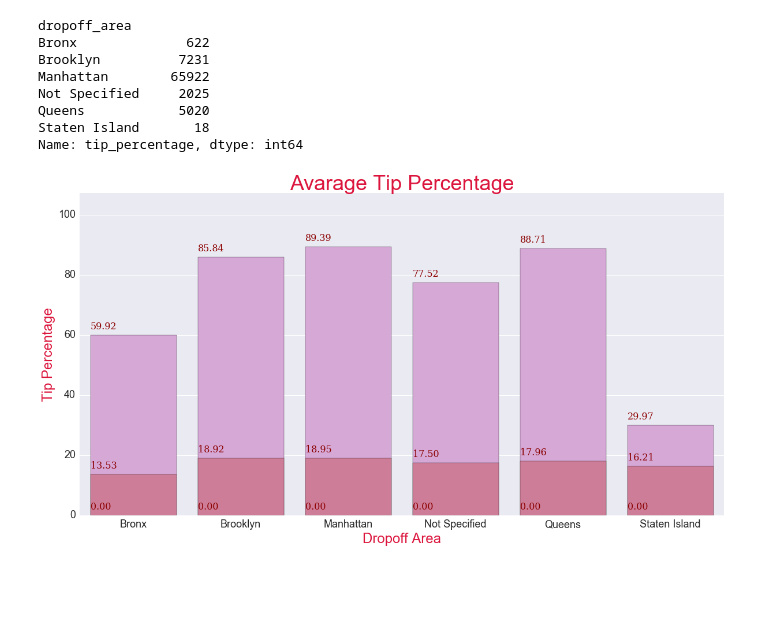
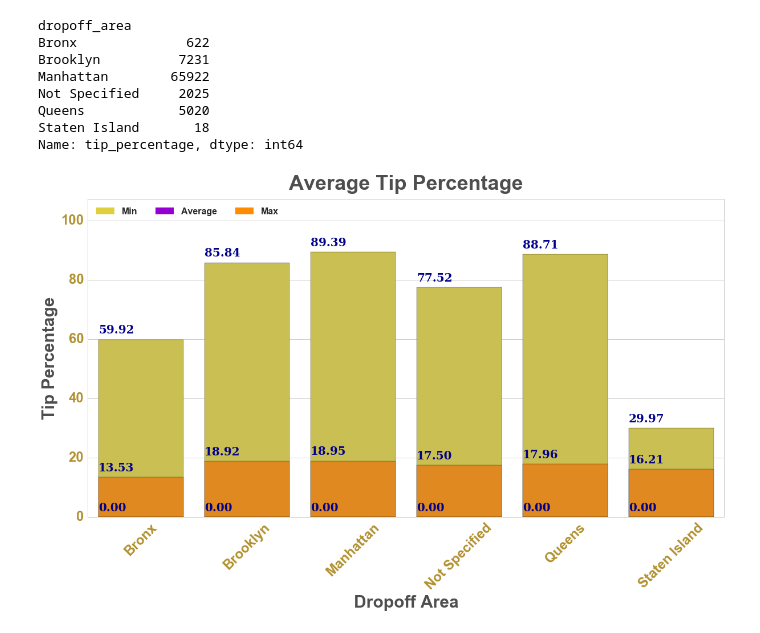
Before and after one commit to kedarvdm/Python4DataAnalysis, a Jupyter notebook: Final_Project-NYC_Yellow_Cab_Data_Analysis/notebooks/Analysis3.ipynb, the cells around one changed output. Saved outputs shown, nothing was run; the diff lists cells and outputs as text; code cells hidden in the pictures; blank space fills up the shorter version.

```diff
--- a/Final_Project-NYC_Yellow_Cab_Data_Analysis/notebooks/Analysis3.ipynb
+++ b/Final_Project-NYC_Yellow_Cab_Data_Analysis/notebooks/Analysis3.ipynb
@@ -118,33 +118,50 @@ grouped_df = pd.merge(grouped_df, group_by_min_df,how='inner', right_index=False
 max_lim = grouped_df['Max Tip'].max()
 # %%
 plt.subplots(figsize=(20,10))
-
+sns.set(style='whitegrid')
 max_plot = sns.barplot(x="Dropoff Area", y="Max Tip", data=grouped_df,
-            label="Total", color="#DDA0DD")
+            label="Total", color="#DECF3F")
 
 avg_plot = sns.barplot(x="Dropoff Area", y="Average Tip", data=grouped_df,
-            label="Total", color="#DB7093")
+            label="Total", color="#FF8C00")
 
 min_plot = sns.barplot(x="Dropoff Area", y="Min Tip", data=grouped_df,
-            label="Total", color="#663399")
+            label="Total", color="#DECF3F")
 
-avg_plot.set_title('Avarage Tip Percentage')
-avg_plot.yaxis.set_label('Tip Percentage')
-avg_plot.xaxis.get_label().set_fontsize(24)
-avg_plot.yaxis.get_label().set_fontsize(24)
-avg_plot.xaxis.get_label().set_color('#DC143C')
-avg_plot.yaxis.get_label().set_color('#DC143C')
+#Legend
+maxbar = plt.Rectangle((1,1),2,2,fc="#DECF3F", edgecolor = 'none')
+avgbar = plt.Rectangle((1,1),2,2,fc='#9400D3',  edgecolor = 'none')
+minbar = plt.Rectangle((1,1),2,2,fc='#FF8C00',  edgecolor = 'none')
+l = plt.legend([maxbar, avgbar, minbar], ['Min', 'Average', 'Max'], loc=2, ncol = 3, prop={'size':16 , 'weight':'bold'})
+l.draw_frame(False)
+
+#title
+avg_plot.set_title('Average Tip Percentage')
 avg_plot.title.set_fontsize(36)
-avg_plot.title.set_color('#DC143C')
-avg_plot.tick_params(axis='x', which='major',labelsize=18)
-avg_plot.tick_params(axis='y', which='major',labelsize=18)
+avg_plot.title.set_position([.5, 1.02])
+avg_plot.title.set_fontweight(weight='bold')
+avg_plot.title.set_color('#4D4D4D')
+
+#XYAxis
+avg_plot.xaxis.get_label().set_fontsize(30)
+avg_plot.xaxis.get_label().set_fontweight(weight='bold')
+avg_plot.xaxis.get_label().set_color('#4D4D4D')
+
+avg_plot.yaxis.get_label().set_fontsize(30)
+avg_plot.yaxis.get_label().set_fontweight(weight='bold')
+avg_plot.yaxis.get_label().set_color('#4D4D4D')
+
+#XyTicks
+plt.setp(avg_plot.get_xticklabels(), rotation=45, fontsize=24, color='#B2912F', fontweight='bold')
+plt.setp(avg_plot.get_yticklabels(), fontsize=24, color='#B2912F', fontweight='bold')
+
 avg_plot.set(xlabel='Dropoff Area', ylabel='Tip Percentage')
 avg_plot.set_ylim(0, 1.2*max_lim)
 
-font ={'family': 'serif','color':  'darkred','weight': 'normal','size': 16}
+font ={'family': 'serif','color':'#00008B','weight': 'bold','size': 20}
 
 for p in avg_plot.patches:
     percentage = p.get_height()
     avg_plot.text(p.get_x(), percentage+ 2, '%1.2f'%(percentage), fontdict= font)
 # %% [output]
-[figure, old version]
+[figure, new version]
```
Also changed, not shown: 25 other files.
